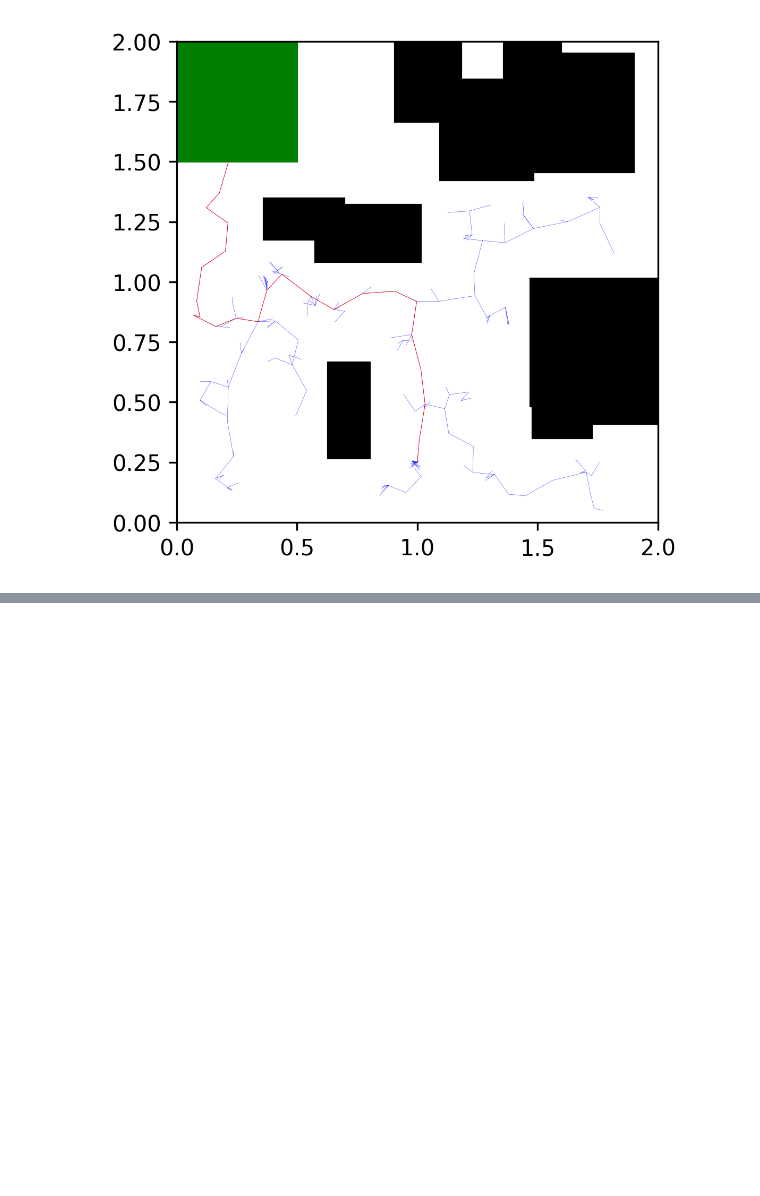
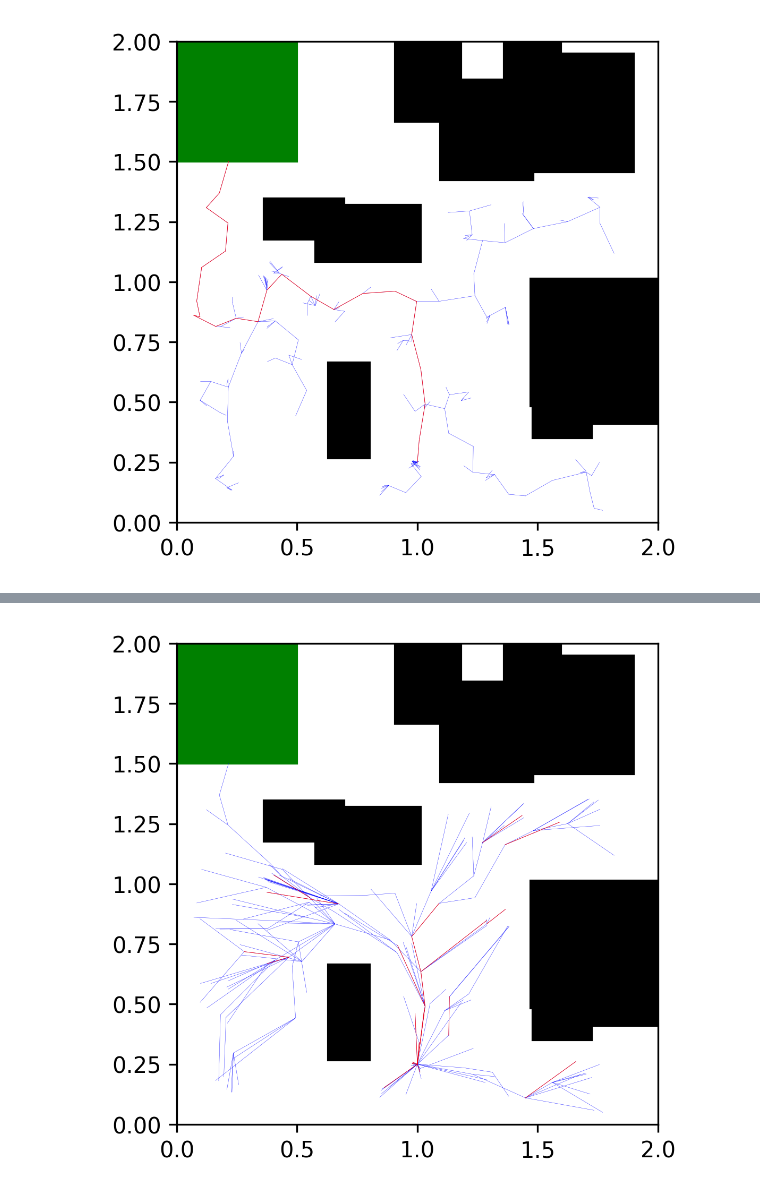
Before and after one commit to samer1248/ECE209AS-Lab2, a Jupyter notebook: project2.ipynb, the cells around one changed output, grey strips where cells are left out. Saved outputs shown, nothing was run; the diff lists cells and outputs as text; code cells hidden in the pictures; blank space fills up the shorter version.

```diff
--- a/project2.ipynb
+++ b/project2.ipynb
@@ -566,0 +660,9 @@ plt.show()
+# %%
+plot_rrt_evol(E)
+for indx in edge_list:
+    e = E[indx]
+    ae = np.array(e)
+    plt.plot(ae[:,0],ae[:,1],'r',linewidth =0.2)
+plt.show()
+# %% [output]
+[figure, added]
```
Also changed, not shown: parts of 6 cells of this notebook, 2 other files.
